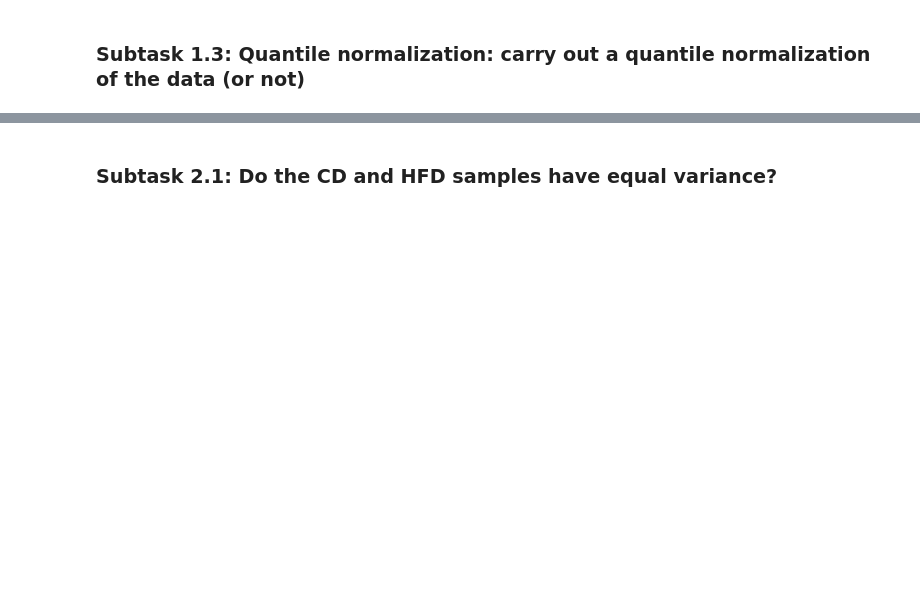
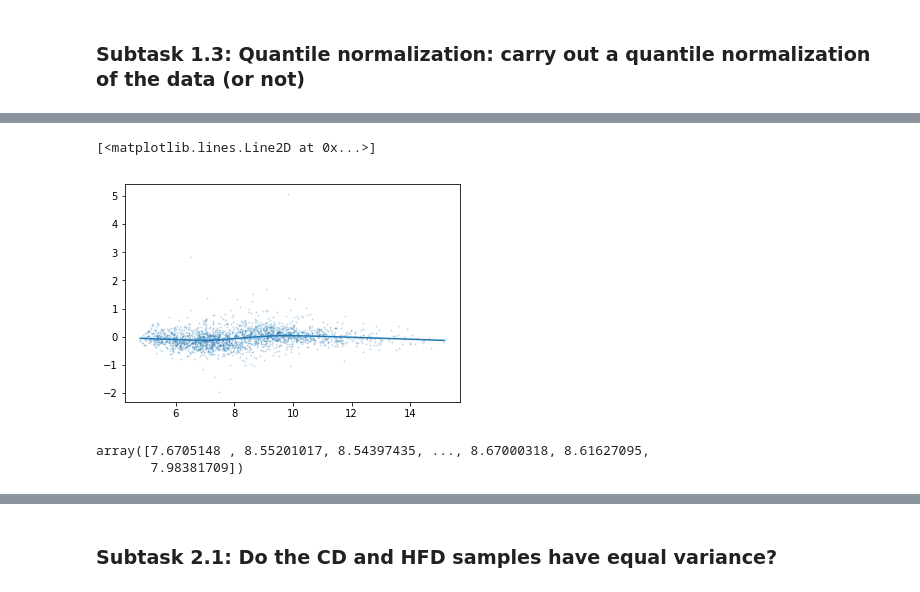
Before and after one commit to Osrip/Integrated_Bioinformatics, a Jupyter notebook: IntegratedBioinformatics/notebooks/Day56_DE_Analysis.ipynb, the cells around one changed output, grey strips where cells are left out. Cells and saved outputs as stored; diff of their text form; code cells hidden in the pictures; blank space fills up the shorter version.

```diff
--- a/IntegratedBioinformatics/notebooks/Day56_DE_Analysis.ipynb
+++ b/IntegratedBioinformatics/notebooks/Day56_DE_Analysis.ipynb
@@ -26,0 +51,3 @@ http://www.arrayanalysis.org/main.html
+# %%
+data_gen = data.groupby('Gene.1').mean()
+data_gen.head()
@@ -26,0 +63,15 @@ http://www.arrayanalysis.org/main.html
+# %%
+def substring(str_list, substr):
+    #finds substring in list of strings returns position list
+    out_list = []
+    for i, en in enumerate(str_list):
+        if substr in en:
+            out_list.append(en)
+    return out_list
+
+liver_cols = substring(data_gen.columns.tolist(), 'Liver')
+#liver_cols = data_gen.columns.tolist[arg_liver]
+data_gen_liv = data_gen[liver_cols]
+# %%
+dat = data_gen_liv
+dat.head()
@@ -36,0 +100,21 @@ http://www.arrayanalysis.org/main.html
+# %%
+gen1 = dat.iloc[:,0].iloc[::10]
+gen2 = dat.iloc[:,1].iloc[::10]
+Y = np.subtract(gen1, gen2)
+X = np.divide(np.add(gen1, gen2),2)
+# %%
+plt.scatter(X,Y, s = 1, alpha = 0.2)
+#plt.yscale('log')
+#plt.ylim([0.8, 1.2])
+low = sm.nonparametric.lowess(Y, X )#return_sorted = False
+
+#plt.plot( X, low, linewidth = 1)
+plt.plot(low[:,0], low[:,1])
+# %% [output]
+[<matplotlib.lines.Line2D at 0x...>]
+[figure, added]
+# %%
+low
+# %% [output]
+array([7.6705148 , 8.55201017, 8.54397435, ..., 8.67000318, 8.61627095,
+       7.98381709])
```
Also changed, not shown: parts of 49 cells of this notebook.
